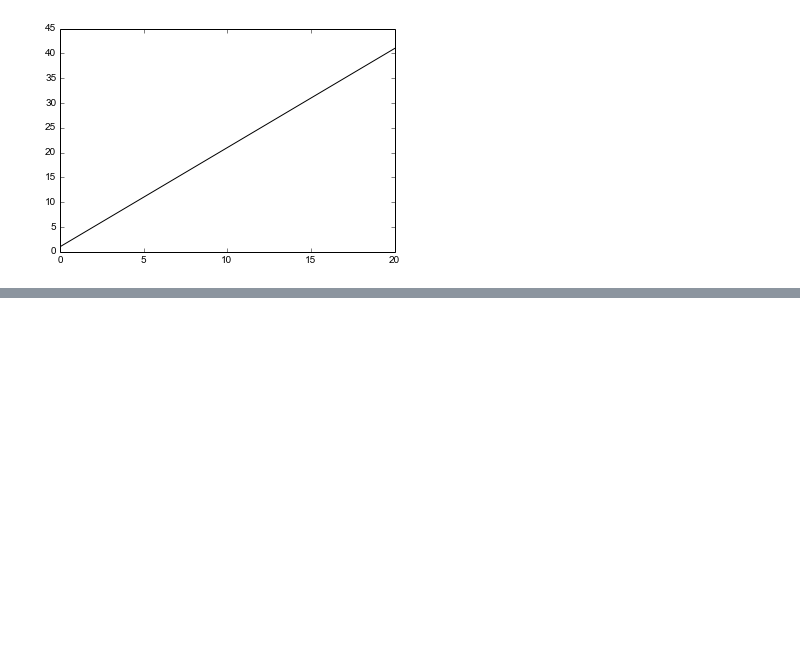
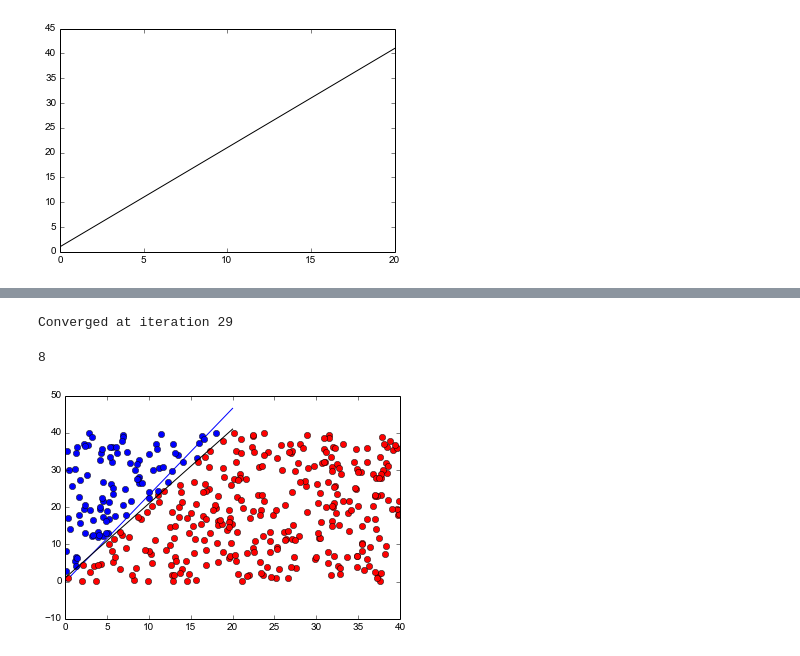
Before and after one commit to Ely-S/Datalabs, a Jupyter notebook: Machine Learning/Linear/Perceptrons.ipynb, the cells around one changed output, grey strips where cells are left out. Cells and saved outputs as stored; diff of their text form; code cells hidden in the pictures; blank space fills up the shorter version.

```diff
--- a/Machine Learning/Linear/Perceptrons.ipynb
+++ b/Machine Learning/Linear/Perceptrons.ipynb
@@ -54,0 +129,11 @@ plot.plot(xspace, TargetF(xspace),'black')
+# %%
+percy = Perceptron(trainingset)
+percy.train(30)
+g = percy.linear_hypothesis()
+plot.plot(xspace, g(xspace), 'blue')
+display()
+percy.error()
+# %% [output]
+Converged at iteration 29
+8
+[figure, added]
```
Also changed, not shown: parts of 8 cells of this notebook.
